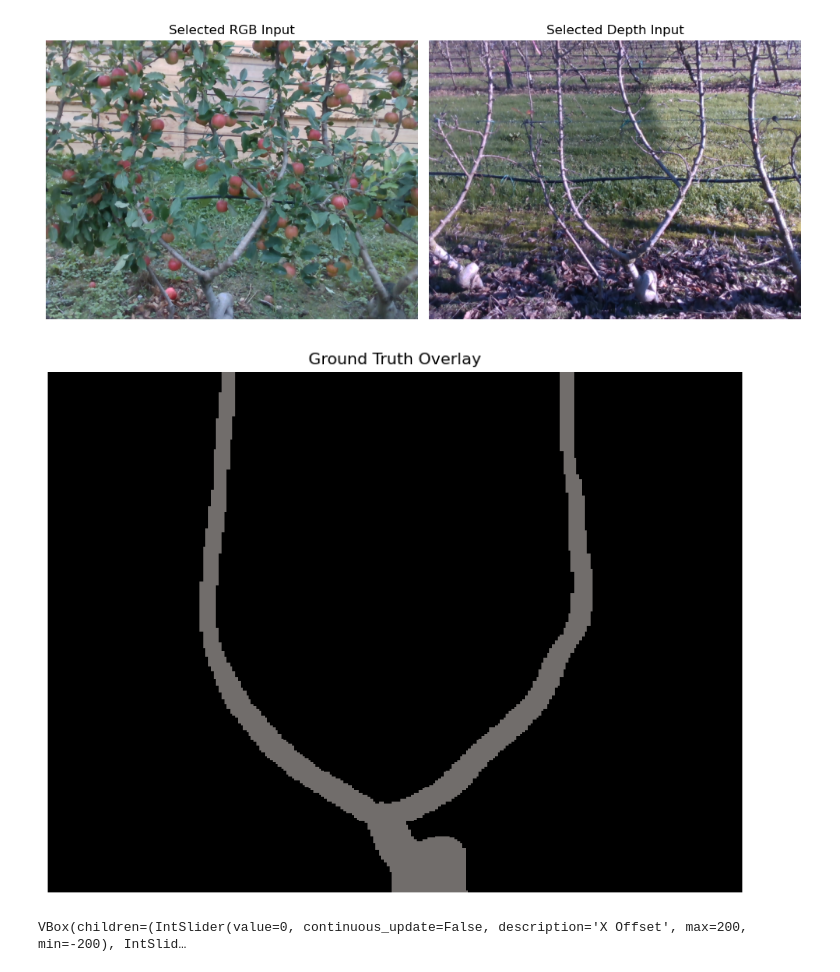
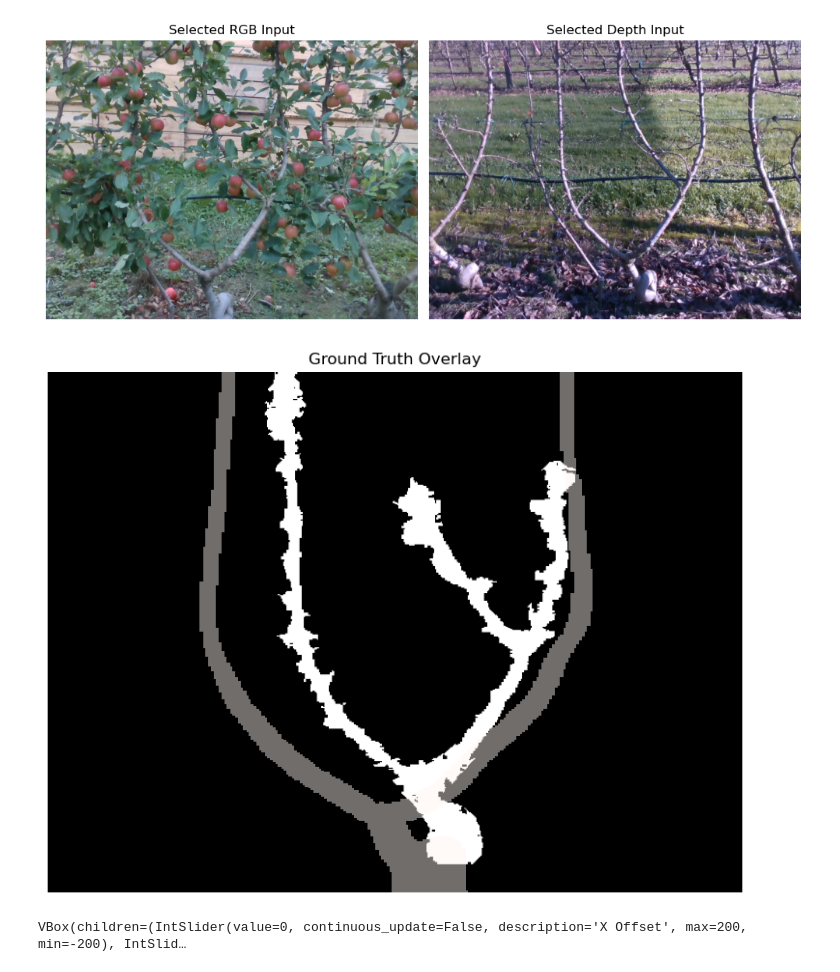
Before and after one commit to David-Hayes747/TreeProject, a Jupyter notebook: notebooks/03_result_comparison.ipynb, the cells around one changed output. Drawn from its saved outputs; the diff is of its cells as text; code cells hidden in the pictures.

```diff
--- a/notebooks/03_result_comparison.ipynb
+++ b/notebooks/03_result_comparison.ipynb
@@ -77,7 +71,7 @@ dataset = TreeDataset(data_dir)
 tree = dataset.get_tree("R01N03")
 
 # Your isolated tree mask
-prediction = np.asarray(tree.summer_rgb)
+prediction = np.asarray(isolatedTree)
 
 # Ground truth
 gt = np.asarray(tree.summer_gt)
@@ -91,34 +85,34 @@ else:
 if gt.ndim == 3:
     gt = np.any(gt > 0, axis=2)
 else:
     gt = gt > 0
 
 # Resize GT to match prediction
 height, width = prediction.shape
 
 gt_resized = np.array(
     Image.fromarray(gt.astype(np.uint8)).resize(
         (width, height),
         Image.Resampling.NEAREST
     )
 ).astype(bool)
 
 # Plot overlay
 plt.figure(figsize=(10, 7))
 
 plt.imshow(prediction, cmap="gray")
 plt.imshow(
     np.ma.masked_where(~gt_resized, gt_resized),
     cmap="Reds",
     alpha=0.45,
     interpolation="nearest"
 )
 
 plt.title("Ground Truth Overlay")
 plt.axis("off")
 plt.show()
 # %% [output]
-[figure, old version]
+[figure, new version]
 # %%
 import numpy as np
 import matplotlib.pyplot as plt
```
Also changed, not shown: parts of 8 cells of this notebook, 5 other files.
